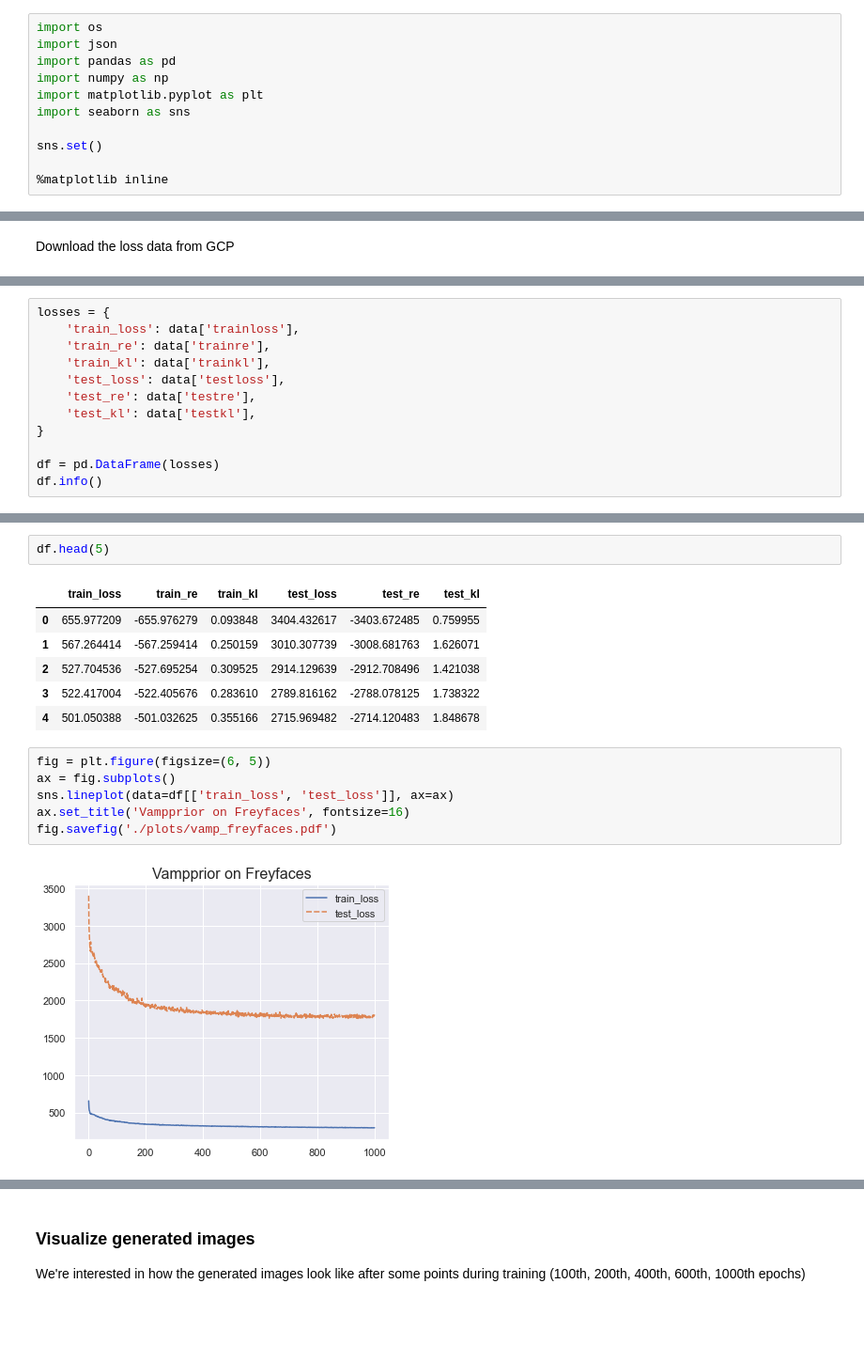
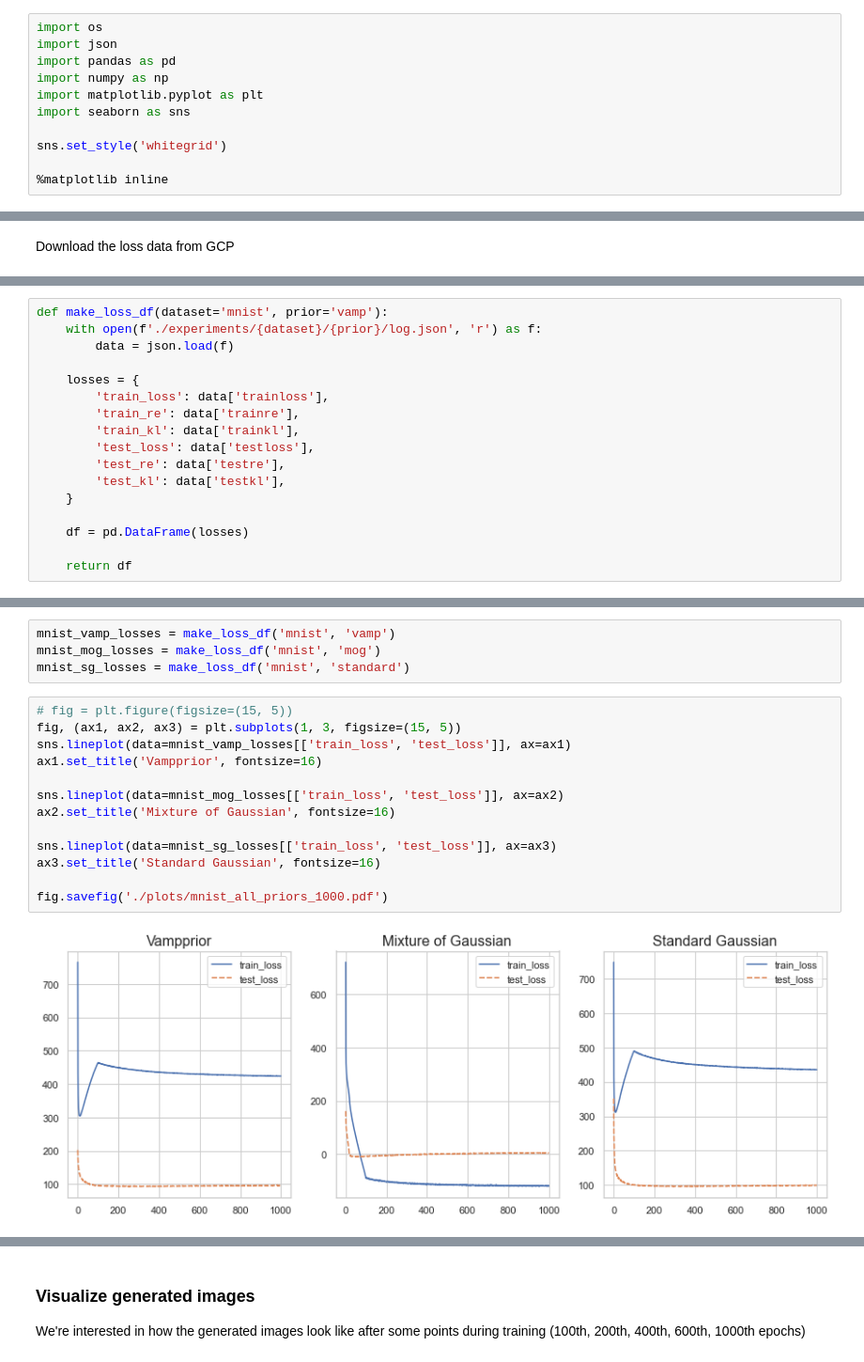
Before and after one commit to pacmac0/VAE_project, a Jupyter notebook: our_code/analytics.ipynb, the cells around one changed output, grey strips where cells are left out. Shown at 94% size. Drawn from its saved outputs; the diff is of its cells as text; blank space fills up the shorter version.

Commit message:
WIP: mixture of bernoulli for MNIST

```diff
--- a/our_code/analytics.ipynb
+++ b/our_code/analytics.ipynb
@@ -6,7 +6,7 @@ import numpy as np
 import matplotlib.pyplot as plt
 import seaborn as sns
 
-sns.set()
+sns.set_style('whitegrid')
 
 %matplotlib inline
 # %% [markdown]
@@ -32,12 +37,17 @@ dict_keys(['py/object', 'config', 'testloss', 'testre', 'testkl', 'trainloss', '
 # %%
-losses = {
-    'train_loss': data['trainloss'],
-    'train_re': data['trainre'],
-    'train_kl': data['trainkl'],
-    'test_loss': data['testloss'],
-    'test_re': data['testre'],
-    'test_kl': data['testkl'],
-}
+def make_loss_df(dataset='mnist', prior='vamp'):
+    with open(f'./experiments/{dataset}/{prior}/log.json', 'r') as f:
+        data = json.load(f)
 
-df = pd.DataFrame(losses)
-df.info()
+    losses = {
+        'train_loss': data['trainloss'],
+        'train_re': data['trainre'],
+        'train_kl': data['trainkl'],
+        'test_loss': data['testloss'],
+        'test_re': data['testre'],
+        'test_kl': data['testkl'],
+    }
+
+    df = pd.DataFrame(losses)
+
+    return df
@@ -58,17 +54,19 @@ memory usage: 47.0 KB
-# %%
-df.head(5)
-# %% [output]
-|  | train_loss | train_re | train_kl | test_loss | test_re | test_kl |
-| 0 | 655.977209 | -655.976279 | 0.093848 | 3404.432617 | -3403.672485 | 0.759955 |
-| 1 | 567.264414 | -567.259414 | 0.250159 | 3010.307739 | -3008.681763 | 1.626071 |
-| 2 | 527.704536 | -527.695254 | 0.309525 | 2914.129639 | -2912.708496 | 1.421038 |
-| 3 | 522.417004 | -522.405676 | 0.283610 | 2789.816162 | -2788.078125 | 1.738322 |
-| 4 | 501.050388 | -501.032625 | 0.355166 | 2715.969482 | -2714.120483 | 1.848678 |
-# %%
-fig = plt.figure(figsize=(6, 5))
-ax = fig.subplots()
-sns.lineplot(data=df[['train_loss', 'test_loss']], ax=ax)
-ax.set_title('Vampprior on Freyfaces', fontsize=16)
-fig.savefig('./plots/vamp_freyfaces.pdf')
-# %% [output]
-[figure, removed]
+# %%
+mnist_vamp_losses = make_loss_df('mnist', 'vamp')
+mnist_mog_losses = make_loss_df('mnist', 'mog')
+mnist_sg_losses = make_loss_df('mnist', 'standard')
+# %%
+# fig = plt.figure(figsize=(15, 5))
+fig, (ax1, ax2, ax3) = plt.subplots(1, 3, figsize=(15, 5))
+sns.lineplot(data=mnist_vamp_losses[['train_loss', 'test_loss']], ax=ax1)
+ax1.set_title('Vampprior', fontsize=16)
+
+sns.lineplot(data=mnist_mog_losses[['train_loss', 'test_loss']], ax=ax2)
+ax2.set_title('Mixture of Gaussian', fontsize=16)
+
+sns.lineplot(data=mnist_sg_losses[['train_loss', 'test_loss']], ax=ax3)
+ax3.set_title('Standard Gaussian', fontsize=16)
+
+fig.savefig('./plots/mnist_all_priors_1000.pdf')
+# %% [output]
+[figure, added]
```
Also changed, not shown: parts of 32 cells of this notebook, 1 other file.
